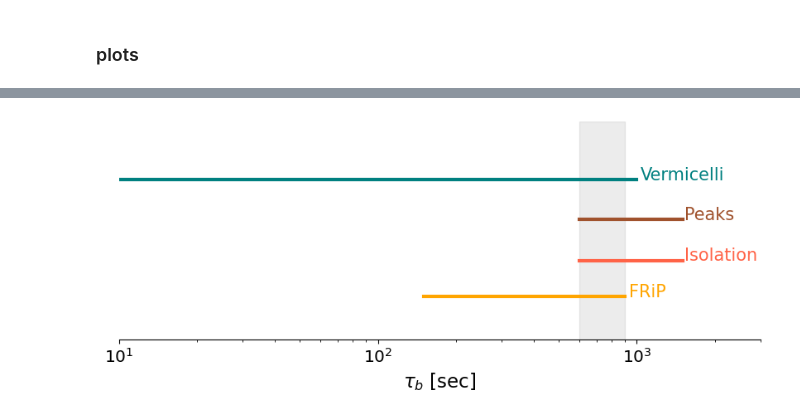
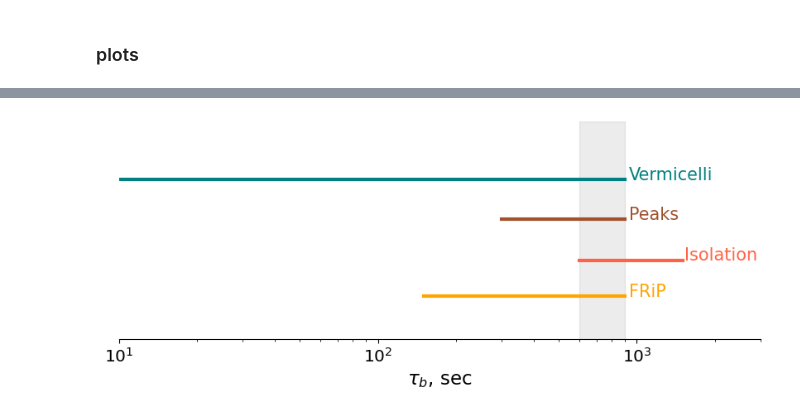
Before and after one commit to Fudenberg-Research-Group/dynamic_extrusion_boundaries, a Jupyter notebook: analysis/experimental_estimation_boundtime.ipynb, the cells around one changed output, grey strips where cells are left out. Drawn from its saved outputs; the diff is of its cells as text; code cells hidden in the pictures.

```diff
--- a/analysis/experimental_estimation_boundtime.ipynb
+++ b/analysis/experimental_estimation_boundtime.ipynb
@@ -120,34 +120,34 @@ y_iso = 1.85
 #deltex = 15
 plt.plot(iso, [y_iso, y_iso], label='Tads', linewidth=3, color='tomato')
 plt.annotate('Isolation', (iso[1] + deltex, y_iso), color='tomato', fontsize=15)
 
 
 # Dots
-dots = [600, 1500]
+dots = [300, 900]
 y_dot = 2.81
 plt.plot(dots, [y_dot, y_dot], label='Tads', linewidth=3, color='sienna')
 plt.annotate('Peaks', (np.max(dots) + deltex, y_dot), color='sienna', fontsize=15)
 
 # Vermicelli
-verm = [0, 1000]
+verm = [0, 900]
 y_verm =3.75
 plt.plot(verm, [y_verm, y_verm], label='Tads', linewidth=3, color='teal')
 plt.annotate('Vermicelli', (np.max(verm) + deltex, y_verm), color='teal', fontsize=15)
 plt.scatter(0, 30, alpha=1)
 frame1 = plt.gca()
 frame1.axes.yaxis.set_ticklabels([])
-plt.xlabel(r'$\tau_b$ [sec]', fontsize=16.5)
+plt.xlabel(r'$\tau_b$, sec', fontsize=16.5)
 plt.xlim(10, 3000)
 plt.xscale('log')
 
 plt.yticks([])
 plt.xticks(fontsize=14.5)
 plt.ylim(0, 5.1)
 mpl.rcParams['axes.spines.right'] = False
 mpl.rcParams['axes.spines.top'] = False
 mpl.rcParams['axes.spines.left'] = False
 
 plt.savefig('../output/figures/summary_for_estimation.pdf', dpi=300, bbox_inches='tight')
 plt.show()
 # %% [output]
-[figure, old version]
+[figure, new version]
```
Also changed, not shown: parts of 1 cell of this notebook, 1 other file.
